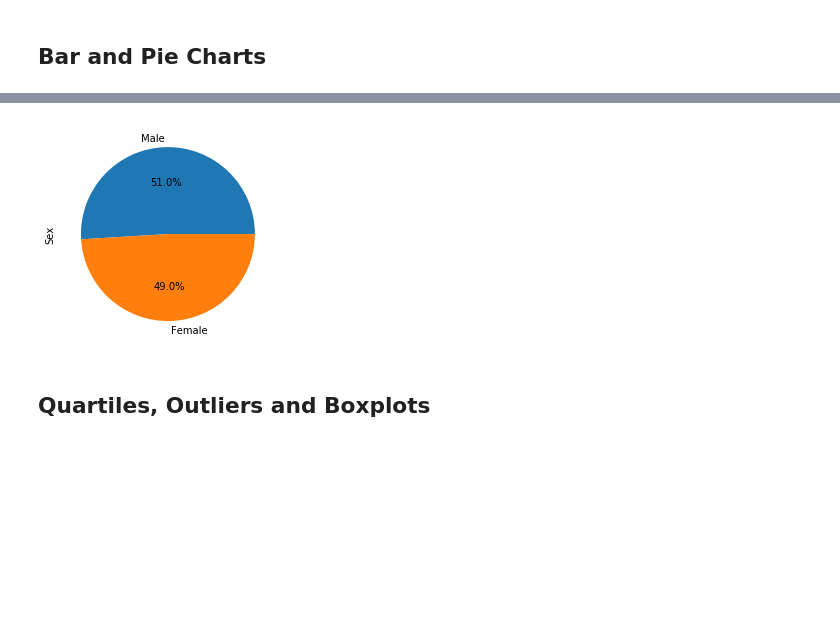
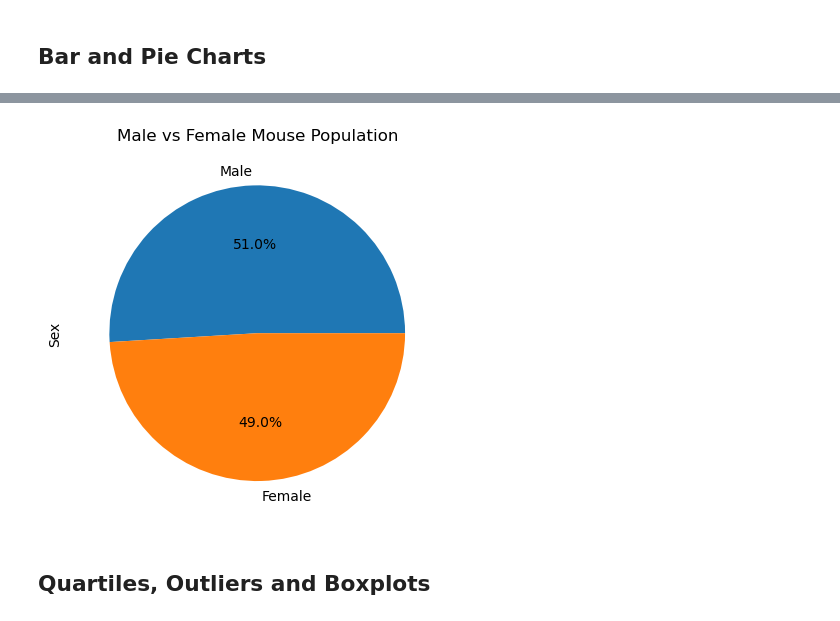
Before and after one commit to aichoudiallo/Matplotlib_challenge, a Jupyter notebook: module_5_starter_code/Pymaceuticals/pymaceuticals_starter.ipynb, the cells around one changed output, grey strips where cells are left out. Saved outputs shown, nothing was run; the diff lists cells and outputs as text; code cells hidden in the pictures; blank space fills up the shorter version.

```diff
--- a/module_5_starter_code/Pymaceuticals/pymaceuticals_starter.ipynb
+++ b/module_5_starter_code/Pymaceuticals/pymaceuticals_starter.ipynb
@@ -10,6 +10,10 @@
 import matplotlib.pyplot as plt
 import pandas as pd
 import scipy.stats as st
+import numpy as np
+import seaborn as sns
+from scipy.stats import linregress
+
 
 # Study data files
 mouse_metadata_path = "data/Mouse_metadata.csv"
@@ -20,6 +24,9 @@ mouse_metadata = pd.read_csv(mouse_metadata_path)
 study_results = pd.read_csv(study_results_path)
 
 # Combine the data into a single dataset
+Combined_data = pd.merge(mouse_metadata, study_results, how='outer')
+
 
 # Display the data table for preview
+Combined_data.head()
 # %% [output]
@@ -35,6 +45,8 @@ study_results = pd.read_csv(study_results_path)
 249
 # %%
 # Getting the duplicate mice by ID number that shows up for Mouse ID and Timepoint.
+dup_mice_ID = Combined_data.loc[Combined_data.duplicated(subset=['Mouse ID', 'Timepoint']),'Mouse ID'].unique()
+dup_mice_ID
 # %% [output]
 array(['g989'], dtype=object)
 # %%
@@ -57,3 +71,5 @@ array(['g989'], dtype=object)
 # %%
 # Create a clean DataFrame by dropping the duplicate mouse by its ID.
+clean_df = Combined_data[Combined_data['Mouse ID'].isin(dup_mice_ID)==False]
+clean_df.head()
 # %% [output]
@@ -120,3 +177,7 @@ array(['g989'], dtype=object)
 # %%
 # Generate a pie plot showing the distribution of female versus male mice using Pandas
+gender_data = clean_df["Sex"].value_counts()
+plt.title("Female vs. Male Mice")
+gender_data.plot.pie(autopct= "%1.1f%%")
+plt.show()
 # %% [output]
@@ -124,7 +185,13 @@ array(['g989'], dtype=object)
 # %%
 # Generate a pie plot showing the distribution of female versus male mice using pyplot
+labels = ['Female', 'Male']
+sizes = [49.7999197, 50.200803]
+plot = gender_data.plot.pie(y='Total Count', autopct="%1.1f%%")
+plt.title('Male vs Female Mouse Population')
+plt.ylabel('Sex')
+plt.show()
 # %% [output]
-[figure, old version]
+[figure, new version]
 # %% [markdown]
 ## Quartiles, Outliers and Boxplots
 # %%
```
Also changed, not shown: parts of 20 cells of this notebook.
